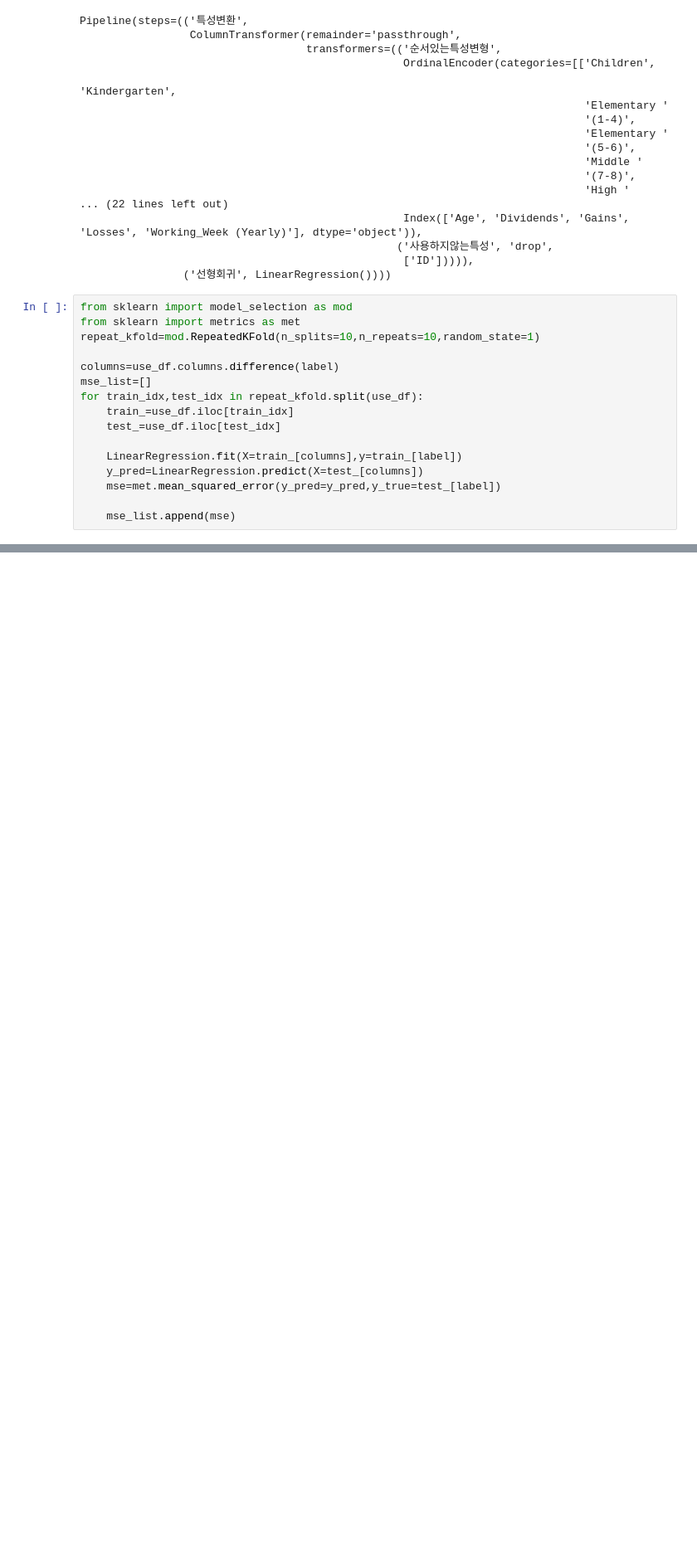
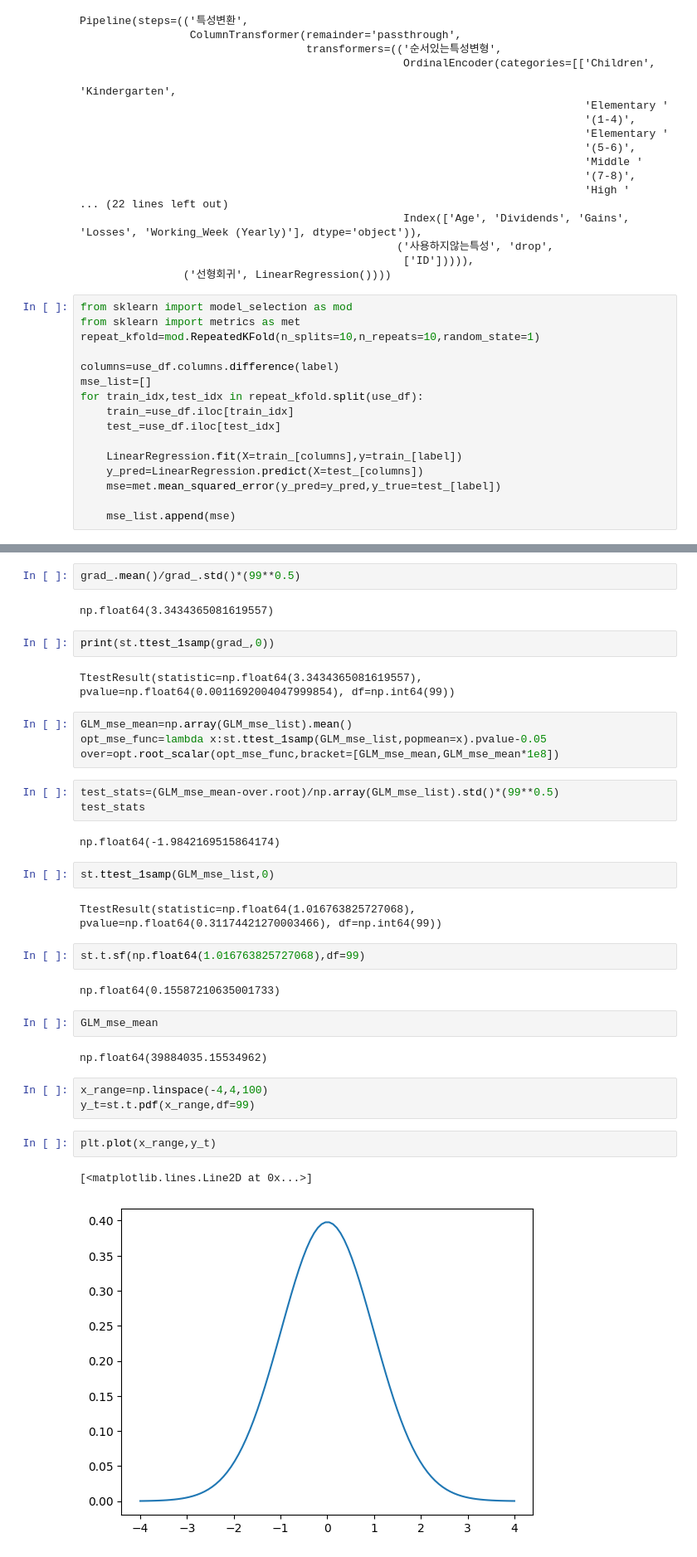
Before and after one commit to Apple03244/ML, a Jupyter notebook: 01_Linear/00_linearRegression.ipynb, the cells around one changed output, grey strips where cells are left out. Shown at 83% size. Drawn from its saved outputs; the diff is of its cells as text; blank space fills up the shorter version.

```diff
--- a/01_Linear/00_linearRegression.ipynb
+++ b/01_Linear/00_linearRegression.ipynb
@@ -263,0 +412,37 @@ np.float64(3.4838190622253983e+58)
+# %%
+grad_.mean()/grad_.std()*(99**0.5)
+# %% [output]
+np.float64(3.3434365081619557)
+# %%
+print(st.ttest_1samp(grad_,0))
+# %% [output]
+TtestResult(statistic=np.float64(3.3434365081619557), pvalue=np.float64(0.0011692004047999854), df=np.int64(99))
+# %%
+GLM_mse_mean=np.array(GLM_mse_list).mean()
+opt_mse_func=lambda x:st.ttest_1samp(GLM_mse_list,popmean=x).pvalue-0.05
+over=opt.root_scalar(opt_mse_func,bracket=[GLM_mse_mean,GLM_mse_mean*1e8])
+# %%
+test_stats=(GLM_mse_mean-over.root)/np.array(GLM_mse_list).std()*(99**0.5)
+test_stats
+# %% [output]
+np.float64(-1.9842169515864174)
+# %%
+st.ttest_1samp(GLM_mse_list,0)
+# %% [output]
+TtestResult(statistic=np.float64(1.016763825727068), pvalue=np.float64(0.31174421270003466), df=np.int64(99))
+# %%
+st.t.sf(np.float64(1.016763825727068),df=99)
+# %% [output]
+np.float64(0.15587210635001733)
+# %%
+GLM_mse_mean
+# %% [output]
+np.float64(39884035.15534962)
+# %%
+x_range=np.linspace(-4,4,100)
+y_t=st.t.pdf(x_range,df=99)
+# %%
+plt.plot(x_range,y_t)
+# %% [output]
+[<matplotlib.lines.Line2D at 0x...>]
+[figure, added]
```
Also changed, not shown: parts of 24 cells of this notebook, 6 other files.
